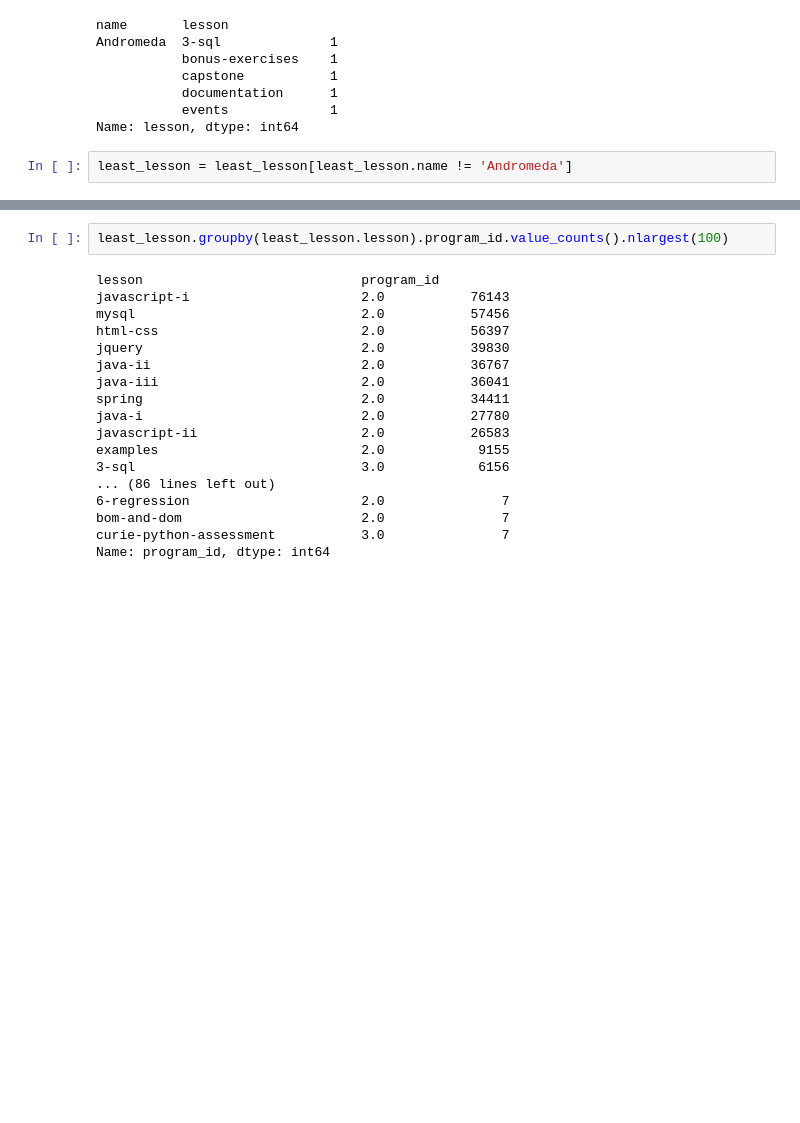
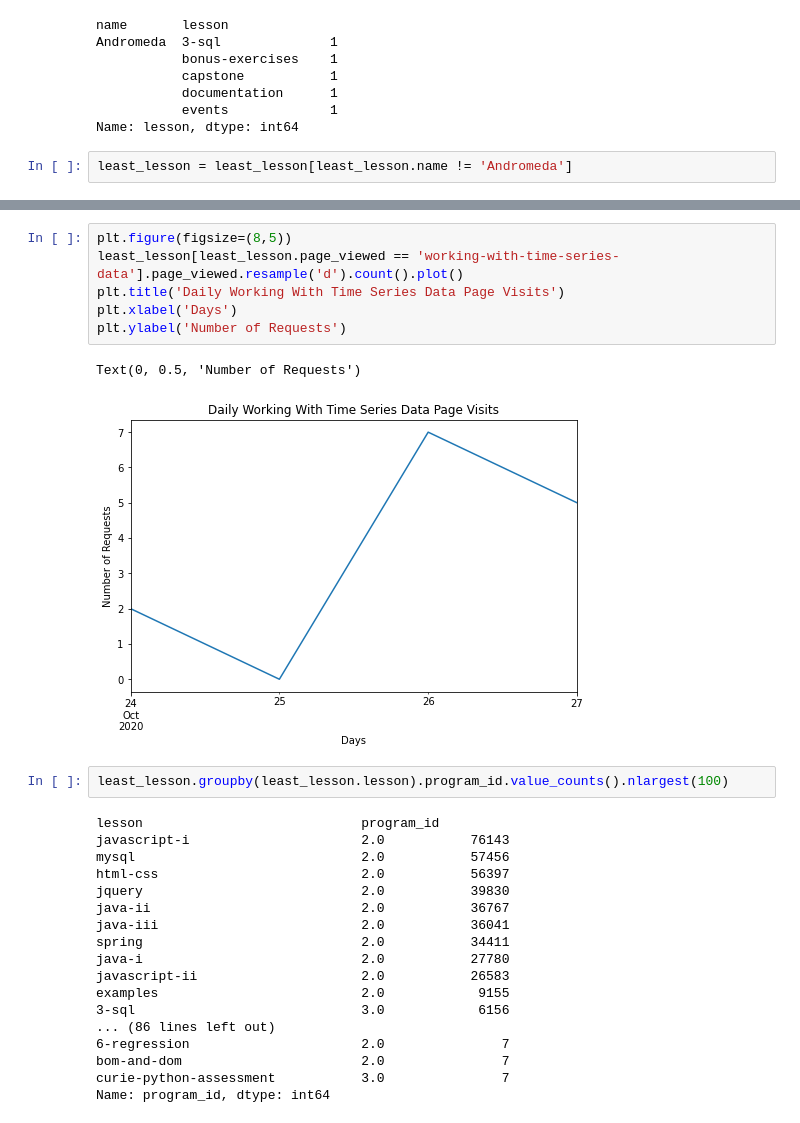
Before and after one commit to AAranda10/anomaly_project, a Jupyter notebook: anomaly_detection_project.ipynb, the cells around one changed output, grey strips where cells are left out. Cells and saved outputs as stored; diff of their text form; blank space fills up the shorter version.

```diff
--- a/anomaly_detection_project.ipynb
+++ b/anomaly_detection_project.ipynb
@@ -899,3 +928,12 @@ least_lesson = least_lesson[least_lesson.name != 'Andromeda']
+# %%
+plt.figure(figsize=(8,5))
+least_lesson[least_lesson.page_viewed == 'working-with-time-series-data'].page_viewed.resample('d').count().plot()
+plt.title('Daily Working With Time Series Data Page Visits')
+plt.xlabel('Days')
+plt.ylabel('Number of Requests')
+# %% [output]
+Text(0, 0.5, 'Number of Requests')
+[figure, added]
 # %%
 least_lesson.groupby(least_lesson.lesson).program_id.value_counts().nlargest(100)
 # %% [output]
```
Also changed, not shown: parts of 6 cells of this notebook.
